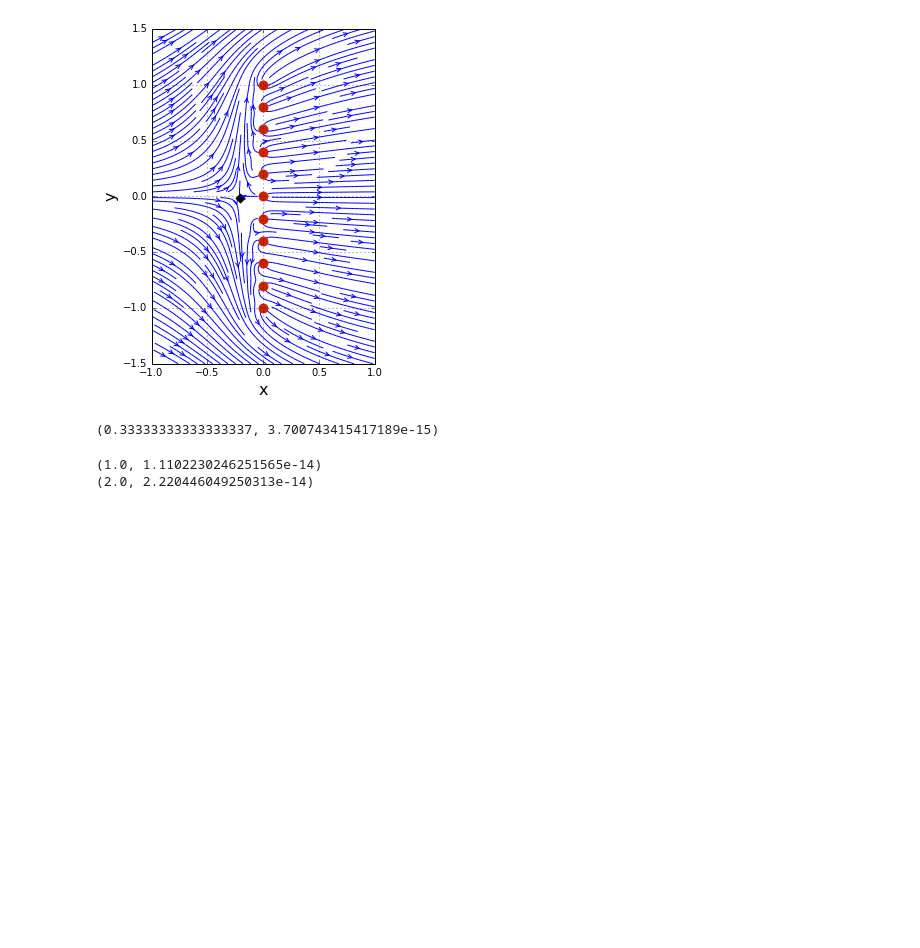
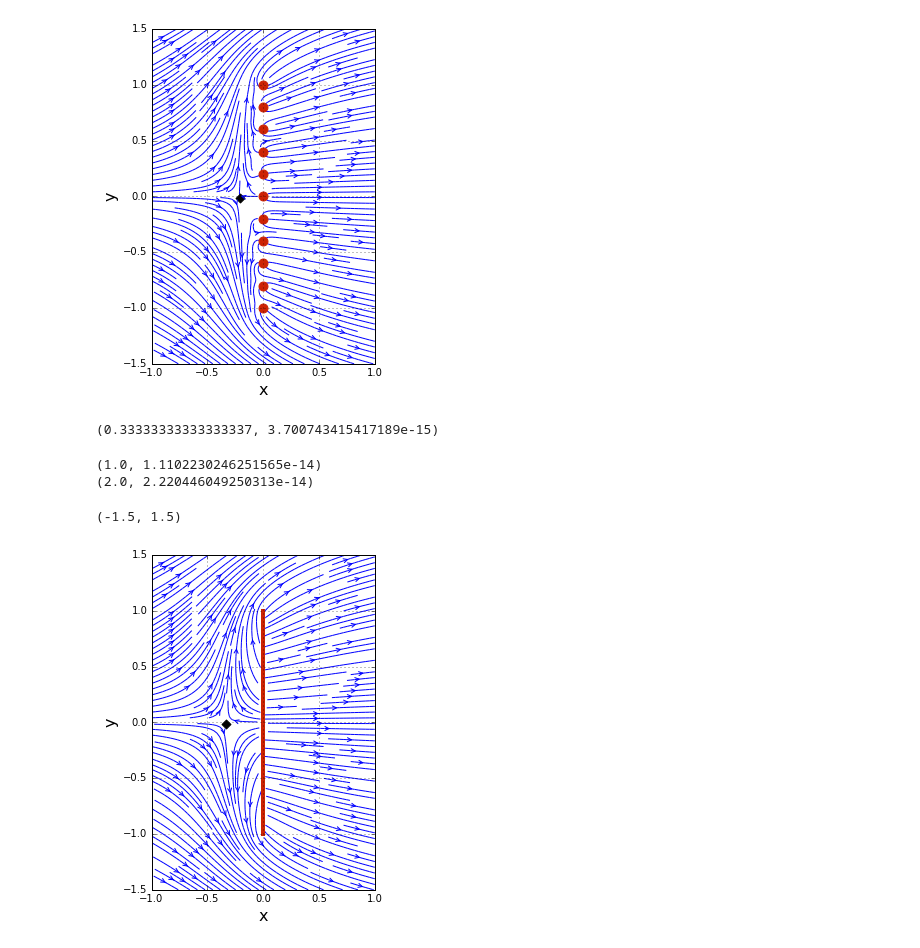
Before and after one commit to liu19941121/mae6226-work, a Jupyter notebook: lesson8-work.ipynb, the cells around one changed output. Drawn from its saved outputs; the diff is of its cells as text; code cells hidden in the pictures; blank space fills up the shorter version.

```diff
--- a/lesson8-work.ipynb
+++ b/lesson8-work.ipynb
@@ -131,3 +131,29 @@ v_sheet = sigma / (2.0 * numpy.pi) * vec_integration(X, Y, integrand_v)
 # superposition of the source-sheet to the uniform flow
 u = u_freestream + u_sheet
 v = v_freestream + v_sheet
+# %%
+# plot the streamlines
+size = 4
+pyplot.figure(figsize=(size, (y_end-y_start)/(x_end-x_start)*size))
+pyplot.grid()
+pyplot.xlabel('x', fontsize=16)
+pyplot.ylabel('y', fontsize=16)
+pyplot.streamplot(X, Y, u, v,
+                  density=2, linewidth=1, arrowsize=1, arrowstyle='->')
+# plot the source sheet
+pyplot.axvline(0.0,
+               (y_min-y_start)/(y_end-y_start),
+               (y_max-y_start)/(y_end-y_start),
+               color='#CD2305', linewidth=4)
+# compute the velocity magniture and indices of the stagnation point
+# note: the stagnation point is approximated as the point with the smallest velocity magnitude
+magnitude = numpy.sqrt(u**2 + v**2)
+j_stagn, i_stagn = numpy.unravel_index(magnitude.argmin(), magnitude.shape)
+# plot the stagnation point
+pyplot.scatter(x[i_stagn], y[j_stagn],
+               color='black', s=40, marker='D')
+pyplot.xlim(x_start, x_end)
+pyplot.ylim(y_start, y_end)
+# %% [output]
+(-1.5, 1.5)
+[figure, added]
```
